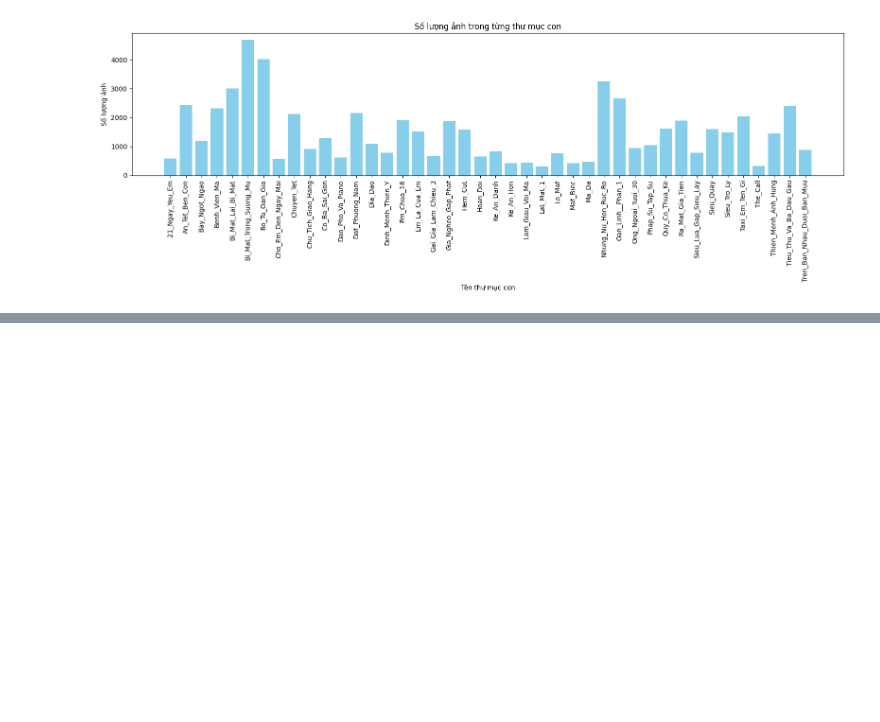
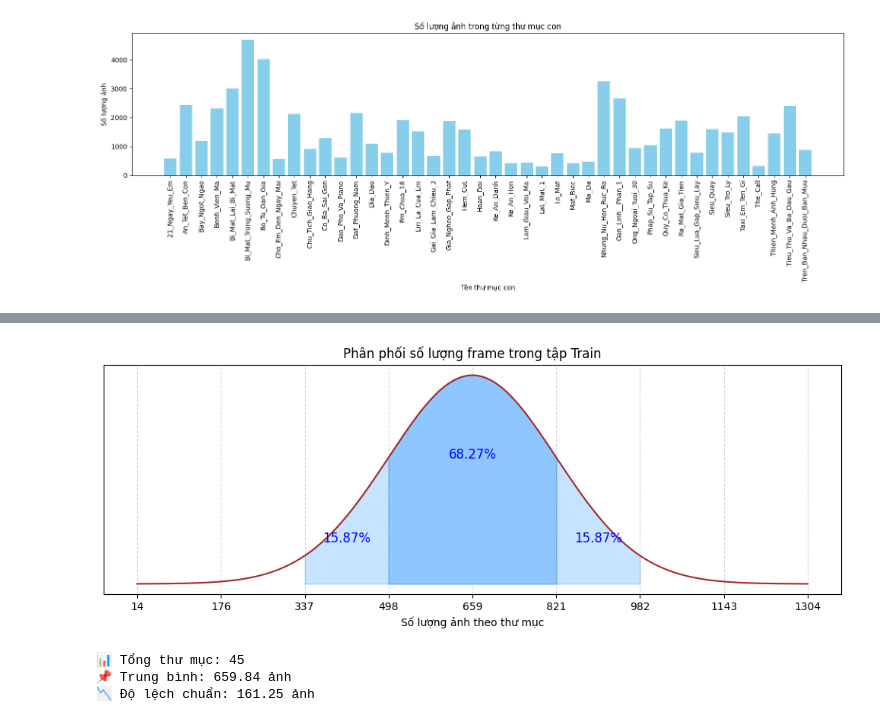
Before and after one commit to nguyenhoanganhtuan03/movie-finder-by-image, a Jupyter notebook: process_data/process_name.ipynb, the cells around one changed output, grey strips where cells are left out. Drawn from its saved outputs; the diff is of its cells as text; code cells hidden in the pictures; blank space fills up the shorter version.

```diff
--- a/process_data/process_name.ipynb
+++ b/process_data/process_name.ipynb
@@ -364,0 +486,79 @@ plot_image_counts(counts)
+# %%
+import os
+import numpy as np
+import matplotlib.pyplot as plt
+from scipy.stats import norm
+
+def count_images_per_folder(root_dir, image_extensions=None):
+    if image_extensions is None:
+        image_extensions = ['.jpg']
+
+    folder_counts = {}
+    for subdir, dirs, files in os.walk(root_dir):
+        if subdir == root_dir:
+            continue  # bỏ qua thư mục gốc
+
+        folder_name = os.path.basename(subdir).lower()
+        if folder_name == 'khac':
+            continue
+
+        count = sum(1 for file in files if any(file.lower().endswith(ext) for ext in image_extensions))
+        if count > 0:
+            folder_counts[os.path.basename(subdir)] = count
+
+    return folder_counts
+
+def plot_real_distribution(folder_counts, title="Phân phối chuẩn - Số lượng ảnh"):
+    counts = list(folder_counts.values())
+    mean = np.mean(counts)
+    std = np.std(counts)
+
+    # Dải giá trị x theo phân phối chuẩn
+    x = np.linspace(mean - 4*std, mean + 4*std, 1000)
+    y = norm.pdf(x, mean, std)
+
+    # Vẽ biểu đồ
+    plt.figure(figsize=(10, 4))
+    plt.plot(x, y, color='brown')
+
+    # Vùng ±1σ
+    x1 = np.linspace(mean - std, mean + std, 500)
+    plt.fill_between(x1, norm.pdf(x1, mean, std), color='dodgerblue', alpha=0.5)
+
+    # Vùng ±2σ
+    x2_left = np.linspace(mean - 2*std, mean - std, 500)
+    x2_right = np.linspace(mean + std, mean + 2*std, 500)
+    plt.fill_between(x2_left, norm.pdf(x2_left, mean, std), color='dodgerblue', alpha=0.25)
+    plt.fill_between(x2_right, norm.pdf(x2_right, mean, std), color='dodgerblue', alpha=0.25)
+
+    # Ghi chú tỉ lệ
+    plt.text(mean, max(y)*0.6, "68.27%", ha='center', fontsize=12, color='blue')
+    plt.text(mean - 1.5*std, max(y)*0.2, "15.87%", ha='center', fontsize=12, color='blue')
+    plt.text(mean + 1.5*std, max(y)*0.2, "15.87%", ha='center', fontsize=12, color='blue')
+
+    # Nhãn trục
+    xticks_values = [mean + i*std for i in range(-4, 5)]
+    xticks_labels = [f"{int(val)}" for val in xticks_values]
+    plt.xticks(ticks=xticks_values, labels=xticks_labels)
+
+    plt.title(title)
+    plt.xlabel("Số lượng ảnh theo thư mục")
+    plt.yticks([])
+    plt.grid(axis='x', linestyle='--', alpha=0.5)
+    plt.tight_layout()
+    plt.show()
+
+    # In thống kê
+    print(f"📊 Tổng thư mục: {len(counts)}")
+    print(f"📌 Trung bình: {mean:.2f} ảnh")
+    print(f"📉 Độ lệch chuẩn: {std:.2f} ảnh")
+
+# ======== SỬ DỤNG ========
+
+counts = count_images_per_folder(folder_train_path)
+plot_real_distribution(counts, title="Phân phối số lượng frame trong tập Train")
+# %% [output]
+[figure, added]
+📊 Tổng thư mục: 45
+📌 Trung bình: 659.84 ảnh
+📉 Độ lệch chuẩn: 161.25 ảnh
```
Also changed, not shown: parts of 3 cells of this notebook, 1 other file.
